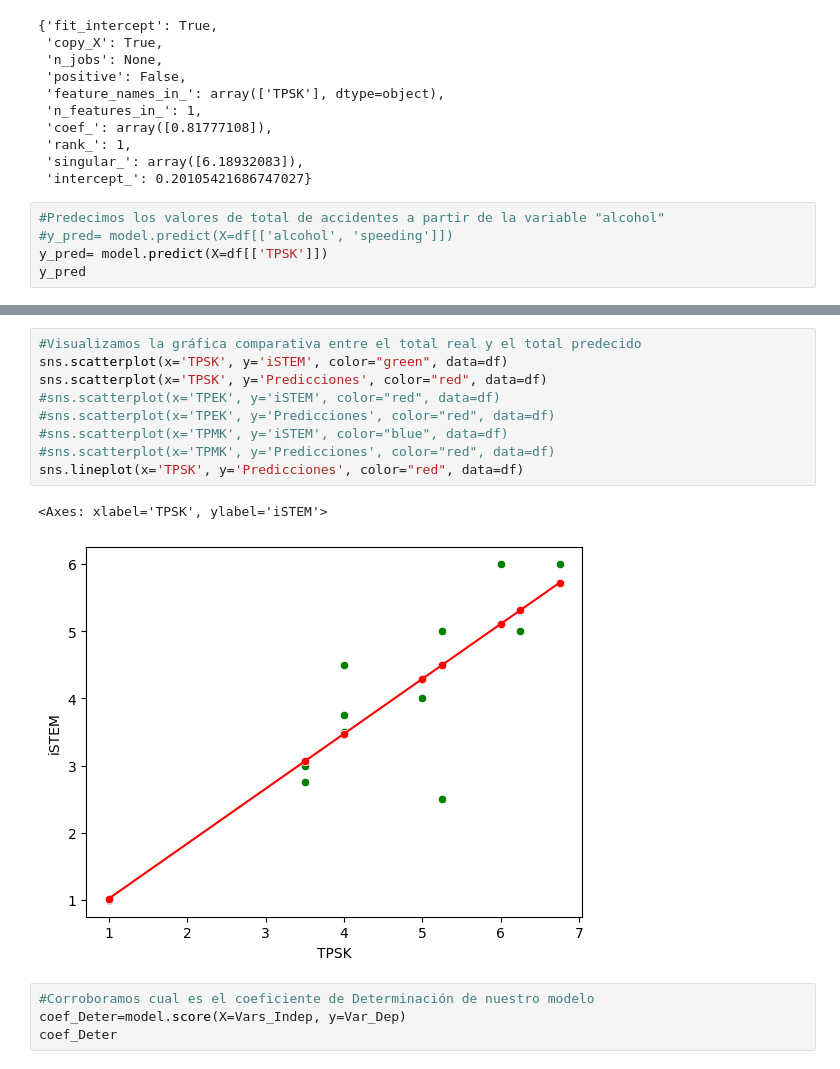
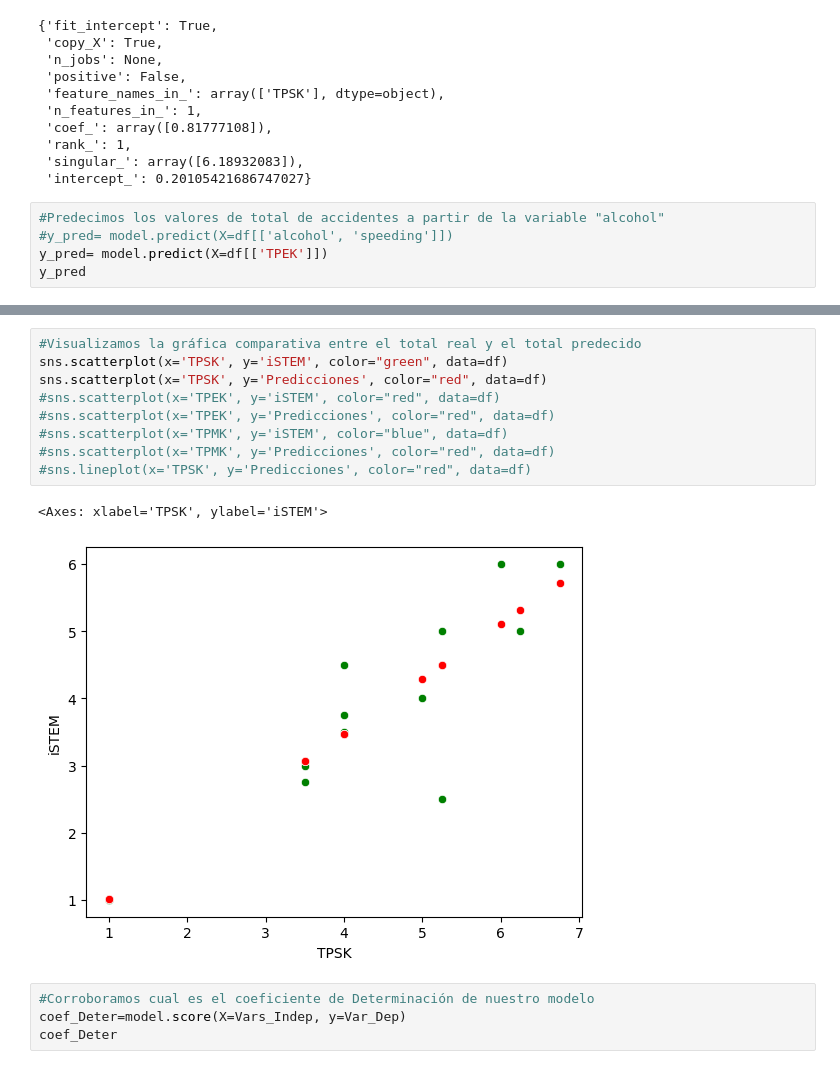
Before and after one commit to EduarBecerra/Extracci-n-de-datos, a Jupyter notebook: Regrasión_Lineal_Pretest_TP_STEMK.ipynb, the cells around one changed output, grey strips where cells are left out. Saved outputs shown, nothing was run; the diff lists cells and outputs as text.

```diff
--- a/Regrasión_Lineal_Pretest_TP_STEMK.ipynb
+++ b/Regrasión_Lineal_Pretest_TP_STEMK.ipynb
@@ -115,5 +115,5 @@ model.__dict__
 # %%
 #Predecimos los valores de total de accidentes a partir de la variable "alcohol"
 #y_pred= model.predict(X=df[['alcohol', 'speeding']])
-y_pred= model.predict(X=df[['TPSK']])
+y_pred= model.predict(X=df[['TPEK']])
 y_pred
@@ -143,15 +126,15 @@ df
 # %%
 #Visualizamos la gráfica comparativa entre el total real y el total predecido
 sns.scatterplot(x='TPSK', y='iSTEM', color="green", data=df)
 sns.scatterplot(x='TPSK', y='Predicciones', color="red", data=df)
 #sns.scatterplot(x='TPEK', y='iSTEM', color="red", data=df)
 #sns.scatterplot(x='TPEK', y='Predicciones', color="red", data=df)
 #sns.scatterplot(x='TPMK', y='iSTEM', color="blue", data=df)
 #sns.scatterplot(x='TPMK', y='Predicciones', color="red", data=df)
-sns.lineplot(x='TPSK', y='Predicciones', color="red", data=df)
+#sns.lineplot(x='TPSK', y='Predicciones', color="red", data=df)
 # %% [output]
 <Axes: xlabel='TPSK', ylabel='iSTEM'>
-[figure, old version]
+[figure, new version]
 # %%
 #Corroboramos cual es el coeficiente de Determinación de nuestro modelo
 coef_Deter=model.score(X=Vars_Indep, y=Var_Dep)
```
Also changed, not shown: parts of 6 cells of this notebook.
